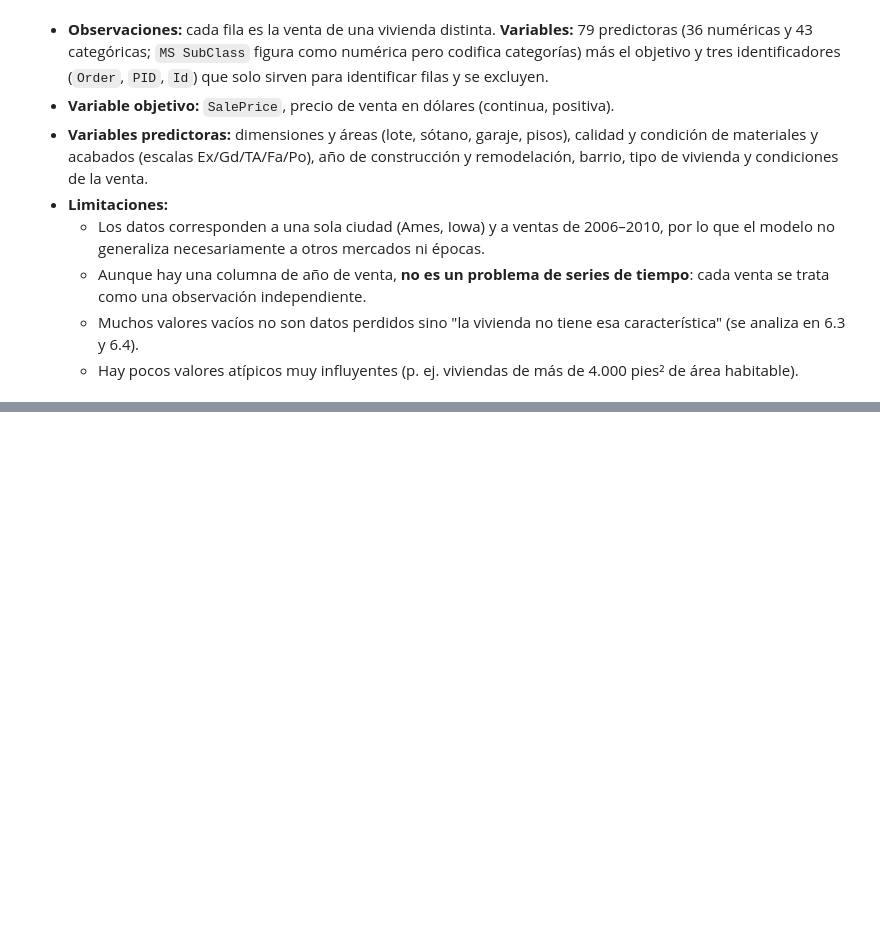
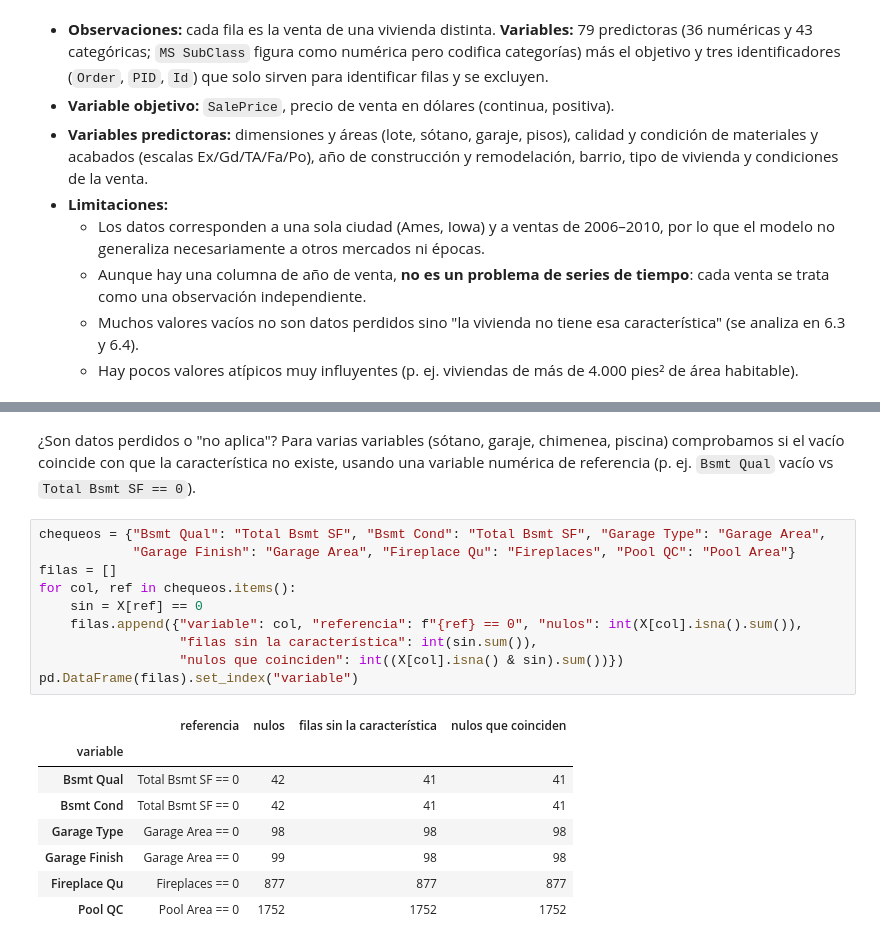
Before and after one commit to SebasGomez4/Proyecto_Modelos_I, a Jupyter notebook: fase-1/notebook.ipynb, the cells around one changed output, grey strips where cells are left out. Saved outputs shown, nothing was run; the diff lists cells and outputs as text; blank space fills up the shorter version.

```diff
--- a/fase-1/notebook.ipynb
+++ b/fase-1/notebook.ipynb
@@ -74,0 +116,21 @@ numérica      36
+# %% [markdown]
+¿Son datos perdidos o "no aplica"? Para varias variables (sótano, garaje, chimenea, piscina) comprobamos si el vacío coincide con que la característica no existe, usando una variable numérica de referencia (p. ej. `Bsmt Qual` vacío vs `Total Bsmt SF == 0`).
+# %%
+chequeos = {"Bsmt Qual": "Total Bsmt SF", "Bsmt Cond": "Total Bsmt SF", "Garage Type": "Garage Area",
+            "Garage Finish": "Garage Area", "Fireplace Qu": "Fireplaces", "Pool QC": "Pool Area"}
+filas = []
+for col, ref in chequeos.items():
+    sin = X[ref] == 0
+    filas.append({"variable": col, "referencia": f"{ref} == 0", "nulos": int(X[col].isna().sum()),
+                  "filas sin la característica": int(sin.sum()),
+                  "nulos que coinciden": int((X[col].isna() & sin).sum())})
+pd.DataFrame(filas).set_index("variable")
+# %% [output]
+|  | referencia | nulos | filas sin la característica | nulos que coinciden |
+| variable |  |  |  |  |
+| Bsmt Qual | Total Bsmt SF == 0 | 42 | 41 | 41 |
+| Bsmt Cond | Total Bsmt SF == 0 | 42 | 41 | 41 |
+| Garage Type | Garage Area == 0 | 98 | 98 | 98 |
+| Garage Finish | Garage Area == 0 | 99 | 98 | 98 |
+| Fireplace Qu | Fireplaces == 0 | 877 | 877 | 877 |
+| Pool QC | Pool Area == 0 | 1752 | 1752 | 1752 |
```
Also changed, not shown: parts of 8 cells of this notebook.
